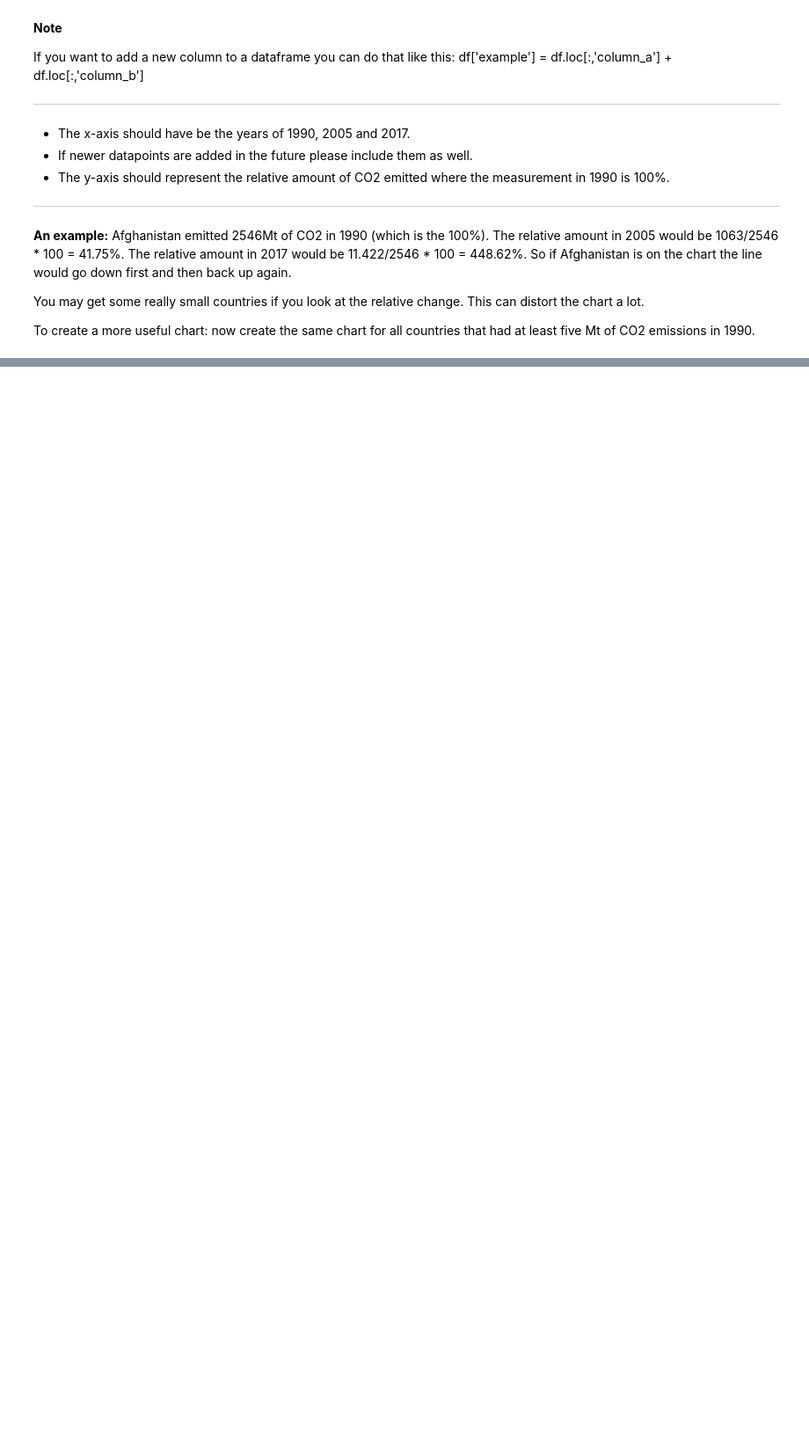
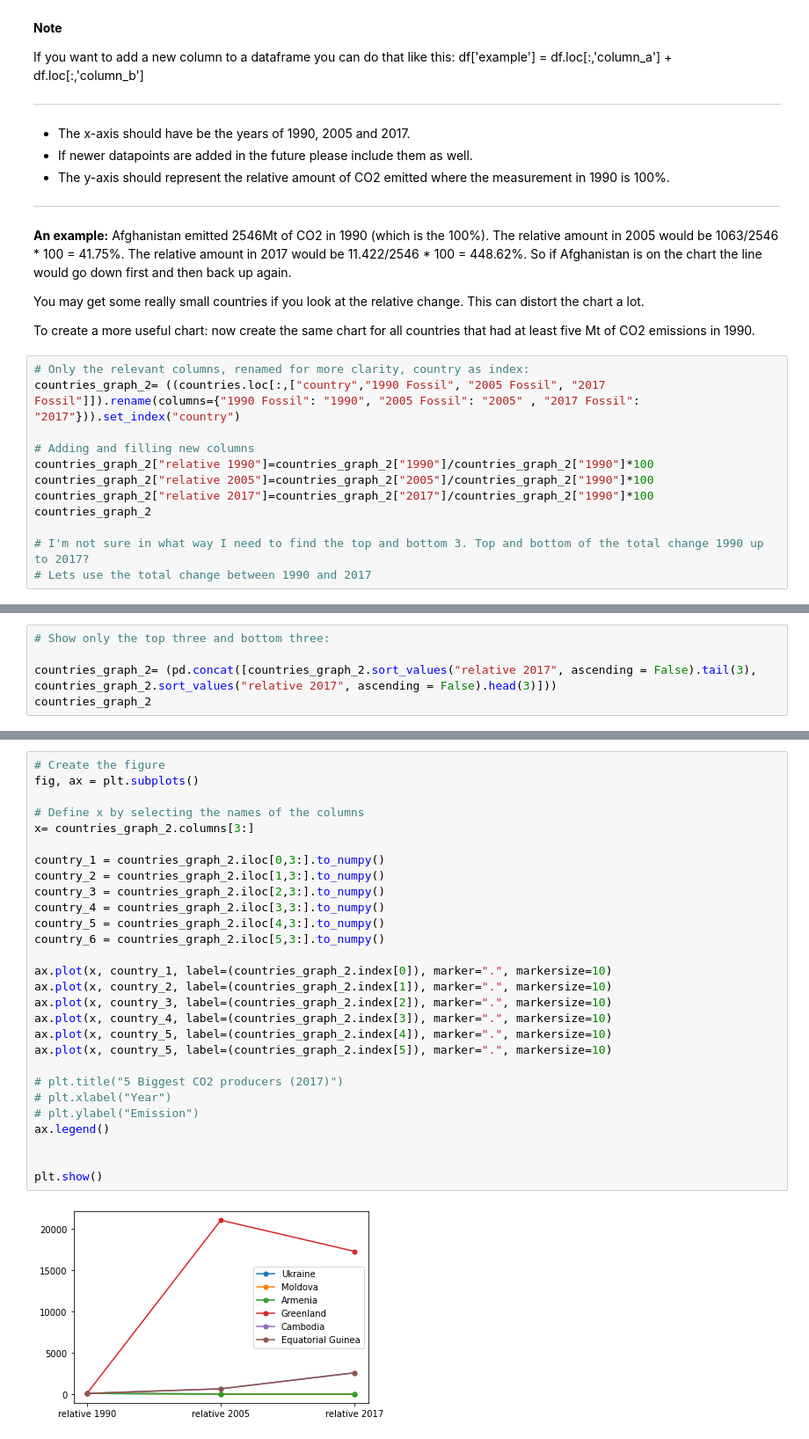
Before and after one commit to MevrouwHelderder/Assignments, a Jupyter notebook: Assignment_Global_CO2_Emissions.ipynb, the cells around one changed output, grey strips where cells are left out. Shown at 88% size. Saved outputs shown, nothing was run; the diff lists cells and outputs as text; blank space fills up the shorter version.

```diff
--- a/Assignment_Global_CO2_Emissions.ipynb
+++ b/Assignment_Global_CO2_Emissions.ipynb
@@ -97,3 +97,15 @@ Find the top three and bottom three countries with regards to lowering these emi
 You may get some really small countries if you look at the relative change. This can distort the chart a lot.
 
 To create a more useful chart: now create the same chart for all countries that had at least five Mt of CO2 emissions in 1990.
+# %%
+# Only the relevant columns, renamed for more clarity, country as index:
+countries_graph_2= ((countries.loc[:,["country","1990 Fossil", "2005 Fossil", "2017 Fossil"]]).rename(columns={"1990 Fossil": "1990", "2005 Fossil": "2005" , "2017 Fossil": "2017"})).set_index("country")
+
+# Adding and filling new columns
+countries_graph_2["relative 1990"]=countries_graph_2["1990"]/countries_graph_2["1990"]*100
+countries_graph_2["relative 2005"]=countries_graph_2["2005"]/countries_graph_2["1990"]*100
+countries_graph_2["relative 2017"]=countries_graph_2["2017"]/countries_graph_2["1990"]*100
+countries_graph_2
+
+# I'm not sure in what way I need to find the top and bottom 3. Top and bottom of the total change 1990 up to 2017?
+# Lets use the total change between 1990 and 2017
@@ -99,0 +127,5 @@ To create a more useful chart: now create the same chart for all countries that
+# %%
+# Show only the top three and bottom three:
+
+countries_graph_2= (pd.concat([countries_graph_2.sort_values("relative 2017", ascending = False).tail(3), countries_graph_2.sort_values("relative 2017", ascending = False).head(3)]))
+countries_graph_2
@@ -99,0 +141,30 @@ To create a more useful chart: now create the same chart for all countries that
+# %%
+# Create the figure
+fig, ax = plt.subplots()
+
+# Define x by selecting the names of the columns
+x= countries_graph_2.columns[3:]
+
+country_1 = countries_graph_2.iloc[0,3:].to_numpy()
+country_2 = countries_graph_2.iloc[1,3:].to_numpy()
+country_3 = countries_graph_2.iloc[2,3:].to_numpy()
+country_4 = countries_graph_2.iloc[3,3:].to_numpy()
+country_5 = countries_graph_2.iloc[4,3:].to_numpy()
+country_6 = countries_graph_2.iloc[5,3:].to_numpy()
+
+ax.plot(x, country_1, label=(countries_graph_2.index[0]), marker=".", markersize=10)
+ax.plot(x, country_2, label=(countries_graph_2.index[1]), marker=".", markersize=10)
+ax.plot(x, country_3, label=(countries_graph_2.index[2]), marker=".", markersize=10)
+ax.plot(x, country_4, label=(countries_graph_2.index[3]), marker=".", markersize=10)
+ax.plot(x, country_5, label=(countries_graph_2.index[4]), marker=".", markersize=10)
+ax.plot(x, country_5, label=(countries_graph_2.index[5]), marker=".", markersize=10)
+
+# plt.title("5 Biggest CO2 producers (2017)")
+# plt.xlabel("Year")
+# plt.ylabel("Emission")
+ax.legend()
+
+
+plt.show()
+# %% [output]
+[figure, added]
```
Also changed, not shown: parts of 2 cells of this notebook.
